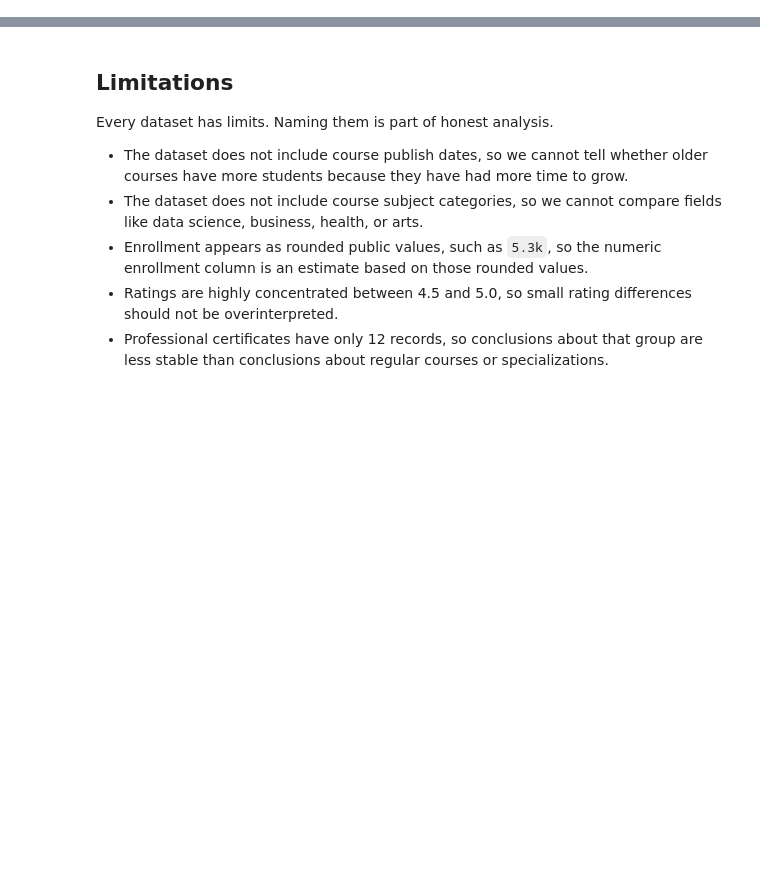
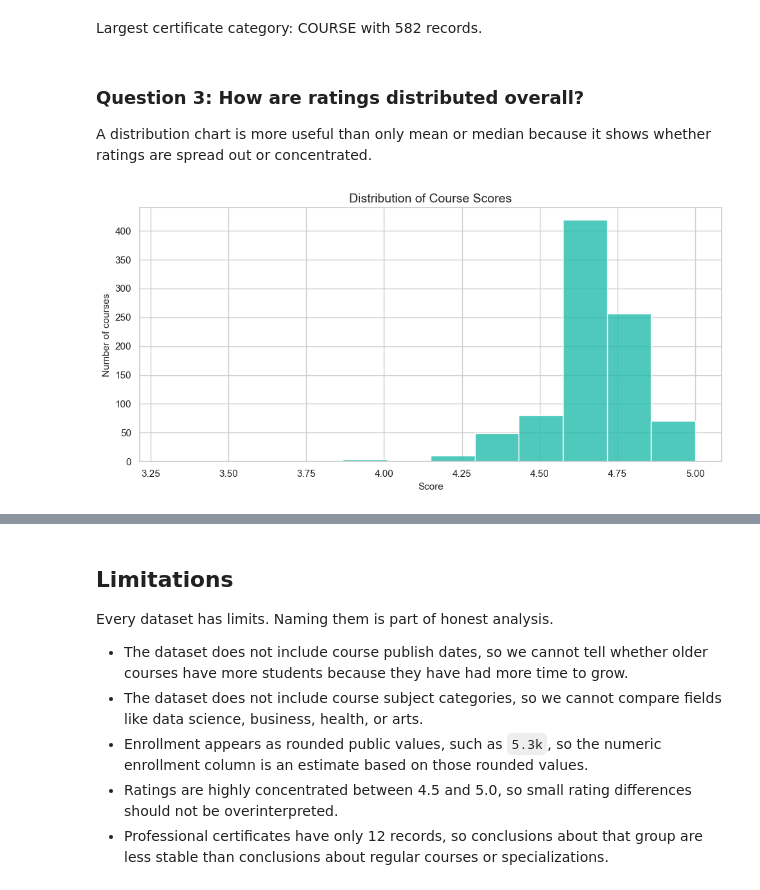
Before and after one commit to LubanaOrin/learn_code, a Jupyter notebook: tasks/Coursera Course Dataset Analysis/notebooks/coursera_course_dataset_analysis.ipynb, the cells around one changed output, grey strips where cells are left out. Saved outputs shown, nothing was run; the diff lists cells and outputs as text; code cells hidden in the pictures; blank space fills up the shorter version.

```diff
--- a/tasks/Coursera Course Dataset Analysis/notebooks/coursera_course_dataset_analysis.ipynb
+++ b/tasks/Coursera Course Dataset Analysis/notebooks/coursera_course_dataset_analysis.ipynb
@@ -728,0 +349,24 @@ The charts make the main patterns easier to present:
+# %% [markdown]
+Largest certificate category: COURSE with 582 records.
+# %% [markdown]
+### Question 3: How are ratings distributed overall?
+
+A distribution chart is more useful than only mean or median because it shows whether ratings are spread out or concentrated.
+# %%
+fig, ax = plt.subplots(figsize=(10, 5))
+sns.histplot(
+    data=cleaned_courses,
+    x="rating",
+    bins=12,
+    color="#14b8a6",
+    edgecolor="white",
+    ax=ax,
+)
+ax.set_title("Distribution of Course Scores")
+ax.set_xlabel("Score")
+ax.set_ylabel("Number of courses")
+plt.tight_layout()
+fig.savefig(CHART_OUTPUT_DIR / "rating_distribution.png", dpi=150, bbox_inches="tight")
+plt.show()
+# %% [output]
+[figure, added]
```
Also changed, not shown: parts of 124 cells of this notebook, 5 other files.
